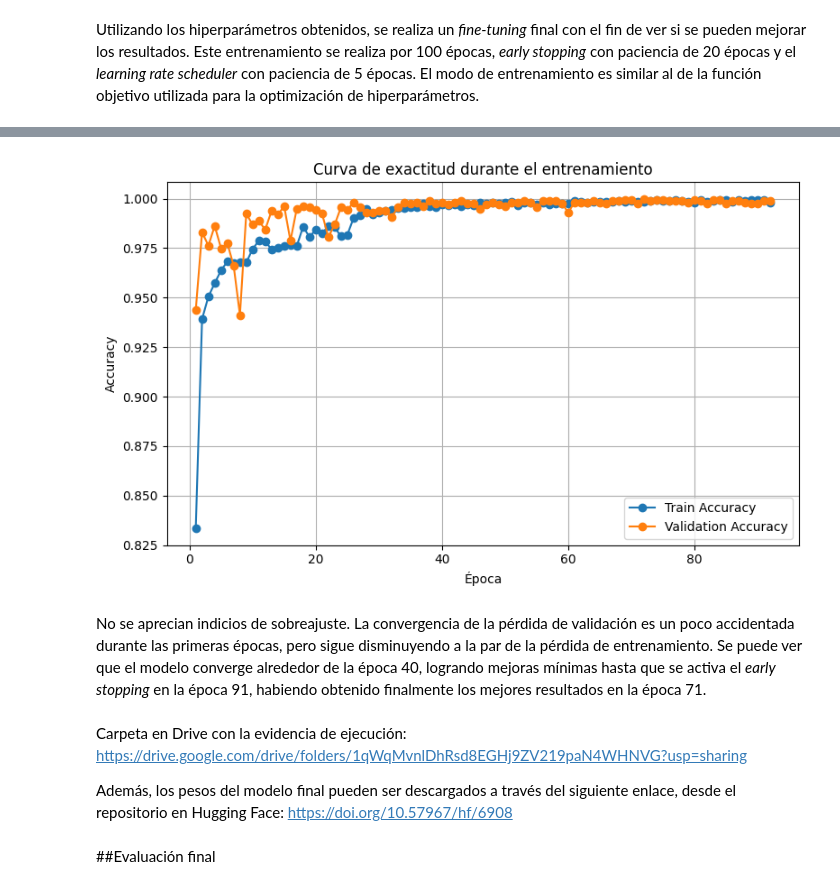
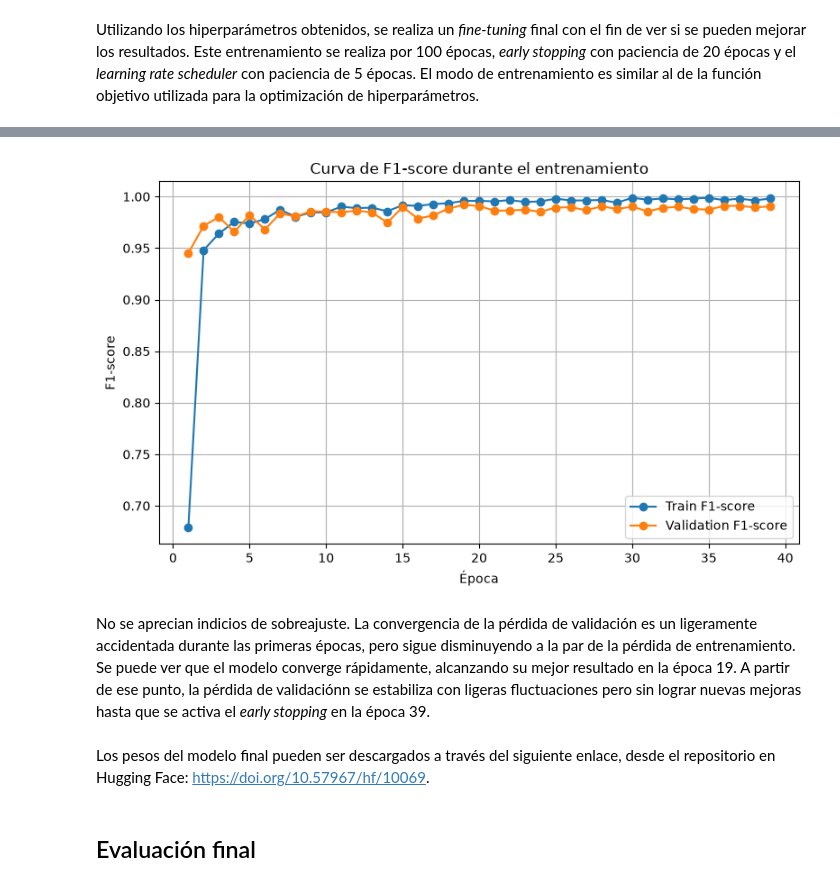
Before and after one commit to U20212419/tesis_notebooks, a Jupyter notebook: notebooks/U1_Modelo_de_clasificación.ipynb, the cells around one changed output, grey strips where cells are left out. Cells and saved outputs as stored; diff of their text form; code cells hidden in the pictures.

Commit message:
Classification model notebook and results

```diff
--- a/notebooks/U1_Modelo_de_clasificación.ipynb
+++ b/notebooks/U1_Modelo_de_clasificación.ipynb
@@ -80,8 +81,8 @@ Nombre de la GPU: NVIDIA GeForce RTX 5060 Ti
 current_workspace = os.getcwd()
 DATA_ROOT_CLASSIFICATION = os.path.abspath(os.path.join(current_workspace,
                                                      "..", "data",
-                                                     "data_modelo_clasificación"))
-TARGET_DIR = os.path.join(DATA_ROOT_CLASSIFICATION, "digits_yolo")
+                                                     "data_modelo_clasificacion"))
+TARGET_DIR = os.path.join(DATA_ROOT_CLASSIFICATION, "digits_resnet")
 EXTRACTED_DATA_DIR = os.path.join(TARGET_DIR, "data")
 
 os.makedirs(TARGET_DIR, exist_ok=True)
@@ -1157,9 +1151,7 @@ print("Proceso finalizado. Log guardado y cerrado correctamente.")
 # %%
-metrics_path = ("/content/drive/MyDrive/digits_resnet"
-                "/digits_resnet_metrics.csv")
 df = pd.read_csv(metrics_path)
 
-output_dir = "/content/drive/MyDrive/digits_resnet/plots"
+output_dir = os.path.join(TARGET_DIR, "plots")
 os.makedirs(output_dir, exist_ok=True)
 # %%
 plt.figure(figsize=(8, 5))
@@ -1180,27 +1172,25 @@ plt.show()
 # %%
 plt.figure(figsize=(8, 5))
-plt.plot(df["epoch"], df["train_acc"],
-         label="Train Accuracy", marker='o')
-plt.plot(df["epoch"], df["val_acc"],
-         label="Validation Accuracy", marker='o')
-plt.title("Curva de exactitud durante el entrenamiento")
+plt.plot(df["epoch"], df["train_f1"],
+         label="Train F1-score", marker='o')
+plt.plot(df["epoch"], df["val_f1"],
+         label="Validation F1-score", marker='o')
+plt.title("Curva de F1-score durante el entrenamiento")
 plt.xlabel("Época")
-plt.ylabel("Accuracy")
+plt.ylabel("F1-score")
 plt.legend()
 plt.grid(True)
 plt.tight_layout()
-plt.savefig(os.path.join(output_dir, "accuracy_curve.svg"), format='svg')
+plt.savefig(os.path.join(output_dir, "f1_curve.svg"), format='svg')
 plt.show()
 # %% [output]
-[figure, old version]
+[figure, new version]
 # %% [markdown]
-No se aprecian indicios de sobreajuste. La convergencia de la pérdida de validación es un poco accidentada durante las primeras épocas, pero sigue disminuyendo a la par de la pérdida de entrenamiento. Se puede ver que el modelo converge alrededor de la época 40, logrando mejoras mínimas hasta que se activa el _early stopping_ en la época 91, habiendo obtenido finalmente los mejores resultados en la época 71.
+No se aprecian indicios de sobreajuste. La convergencia de la pérdida de validación es un ligeramente accidentada durante las primeras épocas, pero sigue disminuyendo a la par de la pérdida de entrenamiento. Se puede ver que el modelo converge rápidamente, alcanzando su mejor resultado en la época 19. A partir de ese punto, la pérdida de validaciónn se estabiliza con ligeras fluctuaciones pero sin lograr nuevas mejoras hasta que se activa el _early stopping_ en la época 39.
 # %% [markdown]
-Carpeta en Drive con la evidencia de ejecución: https://drive.google.com/drive/folders/1qWqMvnlDhRsd8EGHj9ZV219paN4WHNVG?usp=sharing
-
-Además, los pesos del modelo final pueden ser descargados a través del siguiente enlace, desde el repositorio en Hugging Face: https://doi.org/10.57967/hf/6908
+Los pesos del modelo final pueden ser descargados a través del siguiente enlace, desde el repositorio en Hugging Face: https://doi.org/10.57967/hf/10069.
 # %% [markdown]
-##Evaluación final
+## Evaluación final
 # %%
 # Cargar mejor modelo
 model.load_state_dict(torch.load(best_model_path, map_location=device))
```
Also changed, not shown: parts of 34 cells of this notebook, 13 other files.
